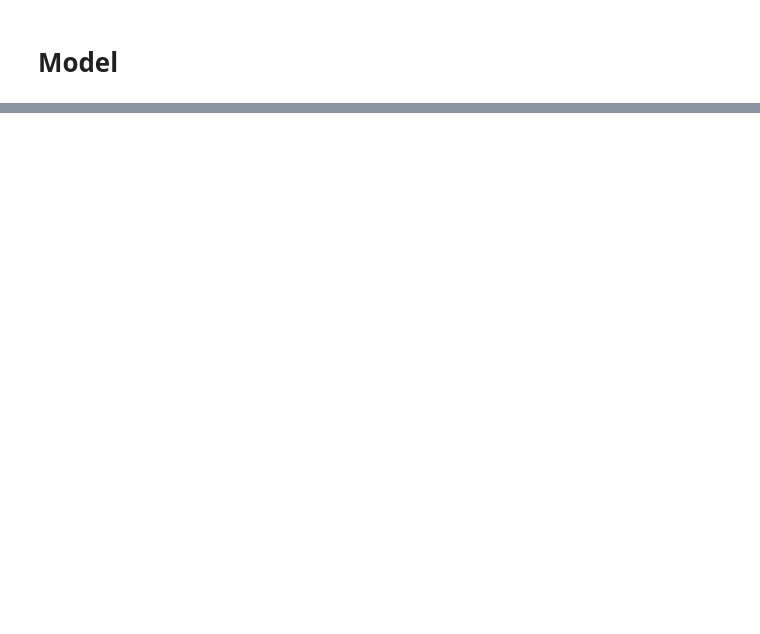
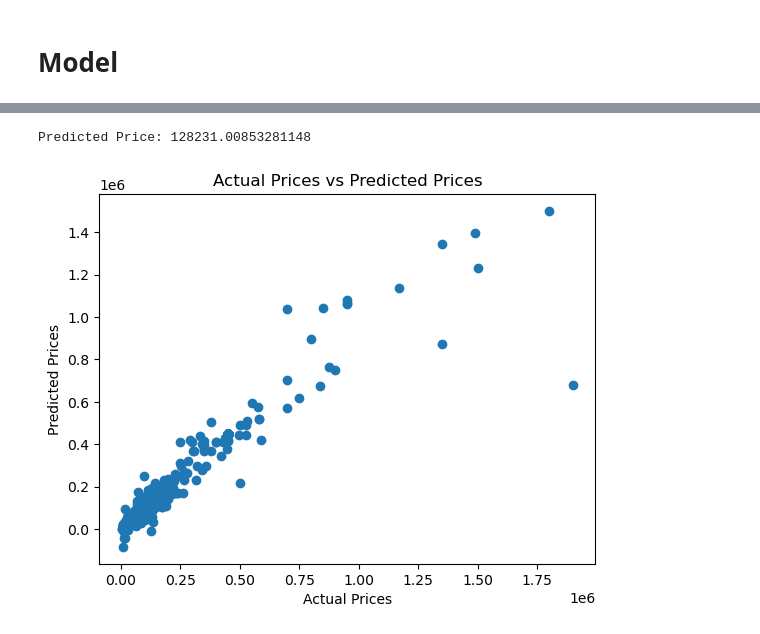
Before and after one commit to SijanSakya/BikeCostPredictionServer, a Jupyter notebook: TrainAndTesting/Untitled.ipynb, the cells around one changed output, grey strips where cells are left out. Drawn from its saved outputs; the diff is of its cells as text; code cells hidden in the pictures; blank space fills up the shorter version.

```diff
--- a/TrainAndTesting/Untitled.ipynb
+++ b/TrainAndTesting/Untitled.ipynb
@@ -281,0 +290,15 @@ array([340030.01648801])
+# %%
+df_encoded = pd.get_dummies(df2, columns=["bike_name", "city", "brand"])
+# %%
+from sklearn.model_selection import train_test_split
+
+X = df_encoded.drop("price", axis=1)  # Drop the target variable
+y = df_encoded["price"]
+
+X_train, X_test, y_train, y_test = train_test_split(X, y, test_size=0.2, random_state=42)
+# %%
+model = MultiLR()
+model.fit(X_train.values, y_train.values)
+
+# Making predictions
+y_pred = model.predict(X_test.values)
@@ -281,0 +327,18 @@ array([340030.01648801])
+# %%
+prediction = model.predict(df_processed.values)
+print(f"Predicted Price: {prediction[0]}")
+# %% [output]
+Predicted Price: 128231.00853281148
+# %%
+import matplotlib.pyplot as plt
+
+# Assuming y_test are the actual values and y_pred are your model's predictions
+y_pred = model.predict(X_test.values)
+
+plt.scatter(y_test, y_pred)
+plt.xlabel('Actual Prices')
+plt.ylabel('Predicted Prices')
+plt.title('Actual Prices vs Predicted Prices')
+plt.show()
+# %% [output]
+[figure, added]
```
Also changed, not shown: parts of 39 cells of this notebook, 12 other files.
